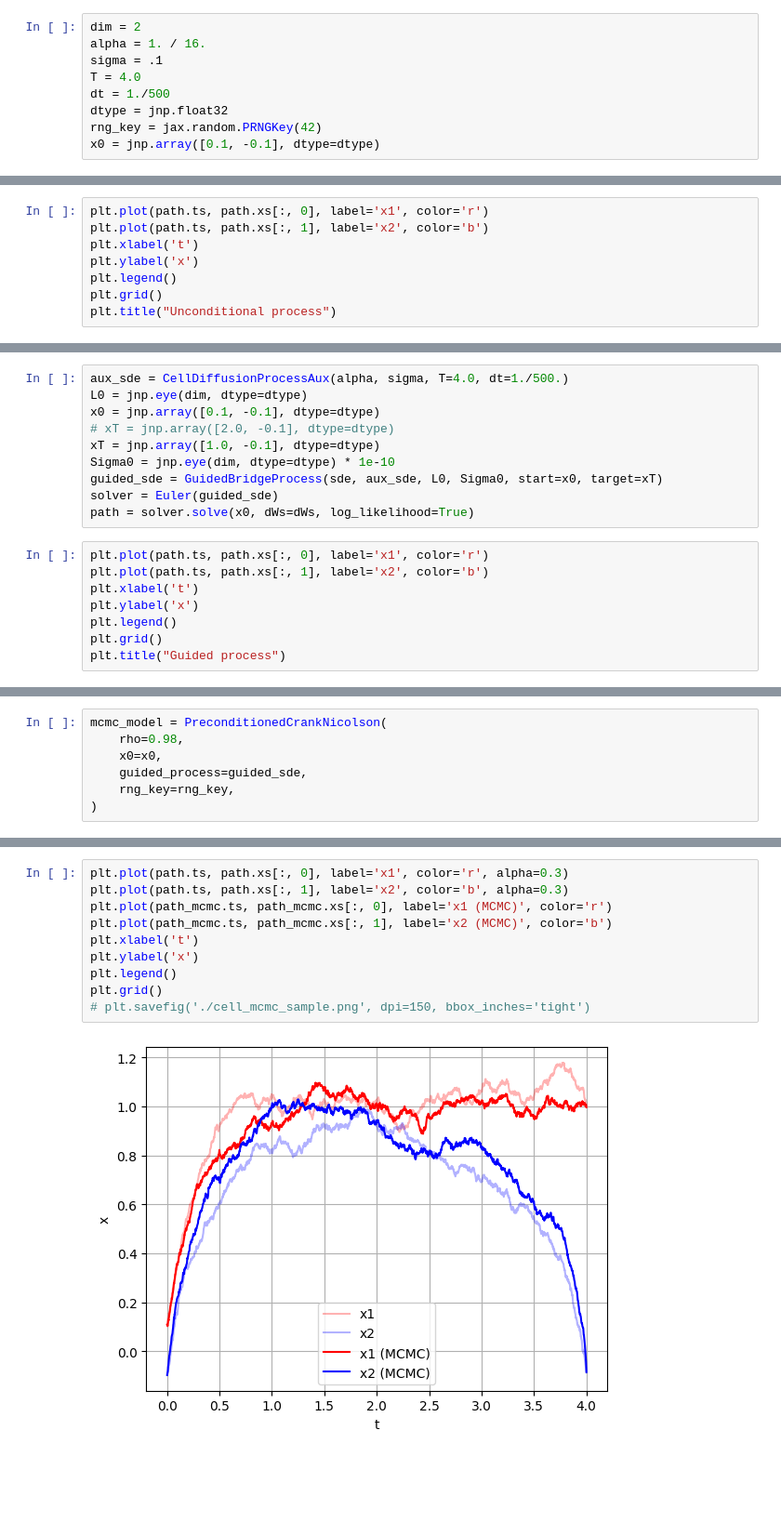
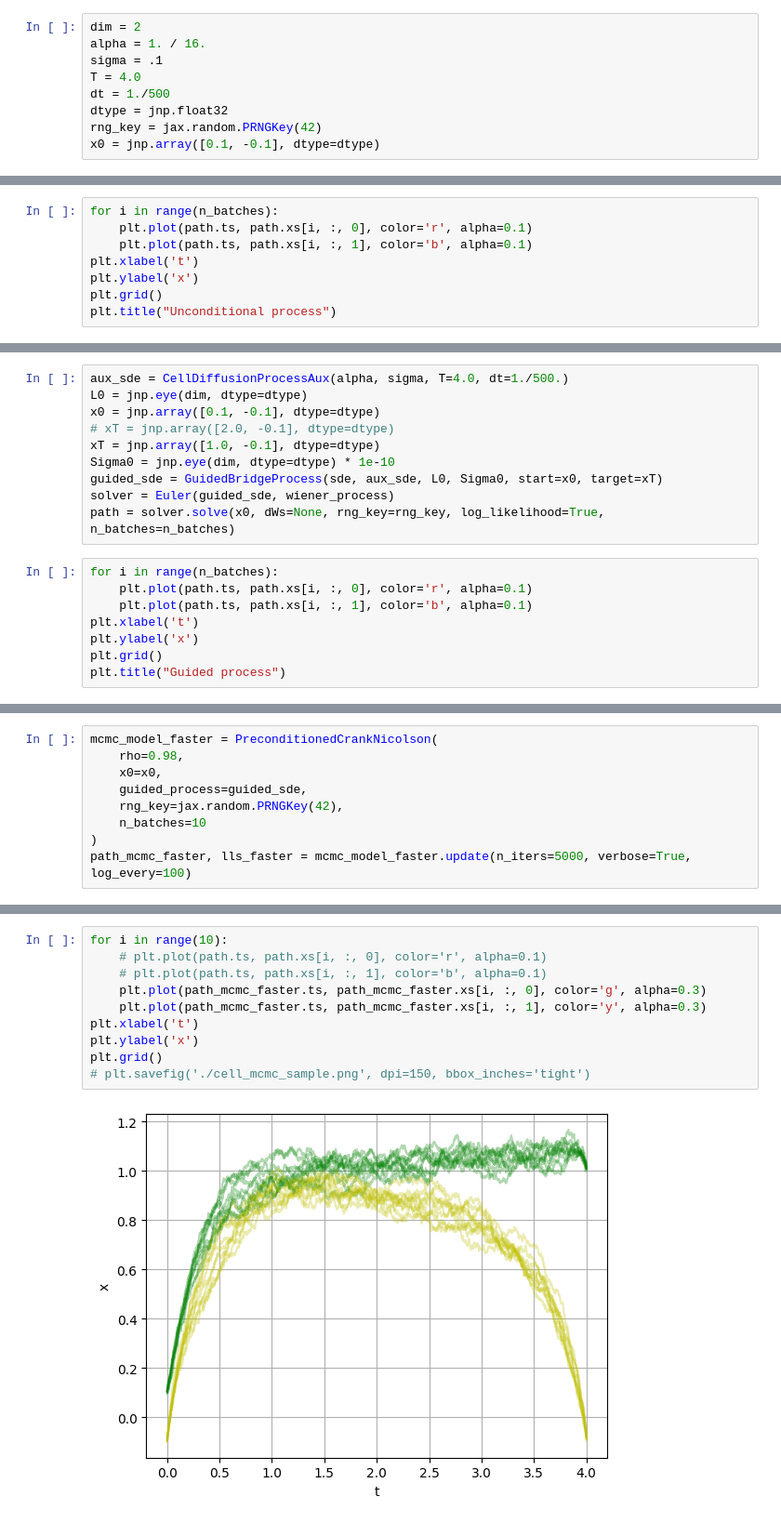
Before and after one commit to bookdiver/neuralbridge, a Jupyter notebook: examples/guided_cell_model.ipynb, the cells around one changed output, grey strips where cells are left out. Shown at 93% size. Drawn from its saved outputs; the diff is of its cells as text; blank space fills up the shorter version.

```diff
--- a/examples/guided_cell_model.ipynb
+++ b/examples/guided_cell_model.ipynb
@@ -31,9 +30,9 @@ Array(0., dtype=float32)
 # %%
-plt.plot(path.ts, path.xs[:, 0], label='x1', color='r')
-plt.plot(path.ts, path.xs[:, 1], label='x2', color='b')
+for i in range(n_batches):
+    plt.plot(path.ts, path.xs[i, :, 0], color='r', alpha=0.1)
+    plt.plot(path.ts, path.xs[i, :, 1], color='b', alpha=0.1)
 plt.xlabel('t')
 plt.ylabel('x')
-plt.legend()
 plt.grid()
 plt.title("Unconditional process")
 # %% [output]
@@ -47,14 +53,14 @@ x0 = jnp.array([0.1, -0.1], dtype=dtype)
 xT = jnp.array([1.0, -0.1], dtype=dtype)
 Sigma0 = jnp.eye(dim, dtype=dtype) * 1e-10
 guided_sde = GuidedBridgeProcess(sde, aux_sde, L0, Sigma0, start=x0, target=xT)
-solver = Euler(guided_sde)
-path = solver.solve(x0, dWs=dWs, log_likelihood=True)
+solver = Euler(guided_sde, wiener_process)
+path = solver.solve(x0, dWs=None, rng_key=rng_key, log_likelihood=True, n_batches=n_batches)
 # %%
-plt.plot(path.ts, path.xs[:, 0], label='x1', color='r')
-plt.plot(path.ts, path.xs[:, 1], label='x2', color='b')
+for i in range(n_batches):
+    plt.plot(path.ts, path.xs[i, :, 0], color='r', alpha=0.1)
+    plt.plot(path.ts, path.xs[i, :, 1], color='b', alpha=0.1)
 plt.xlabel('t')
 plt.ylabel('x')
-plt.legend()
 plt.grid()
 plt.title("Guided process")
 # %% [output]
@@ -63,7 +76,9 @@ Text(0.5, 1.0, 'Guided process')
 # %%
-mcmc_model = PreconditionedCrankNicolson(
+mcmc_model_faster = PreconditionedCrankNicolson(
     rho=0.98,
     x0=x0,
     guided_process=guided_sde,
-    rng_key=rng_key,
+    rng_key=jax.random.PRNGKey(42),
+    n_batches=10
 )
+path_mcmc_faster, lls_faster = mcmc_model_faster.update(n_iters=5000, verbose=True, log_every=100)
@@ -94,12 +111,12 @@ plt.grid()
 # %%
-plt.plot(path.ts, path.xs[:, 0], label='x1', color='r', alpha=0.3)
-plt.plot(path.ts, path.xs[:, 1], label='x2', color='b', alpha=0.3)
-plt.plot(path_mcmc.ts, path_mcmc.xs[:, 0], label='x1 (MCMC)', color='r')
-plt.plot(path_mcmc.ts, path_mcmc.xs[:, 1], label='x2 (MCMC)', color='b')
+for i in range(10):
+    # plt.plot(path.ts, path.xs[i, :, 0], color='r', alpha=0.1)
+    # plt.plot(path.ts, path.xs[i, :, 1], color='b', alpha=0.1)
+    plt.plot(path_mcmc_faster.ts, path_mcmc_faster.xs[i, :, 0], color='g', alpha=0.3)
+    plt.plot(path_mcmc_faster.ts, path_mcmc_faster.xs[i, :, 1], color='y', alpha=0.3)
 plt.xlabel('t')
 plt.ylabel('x')
-plt.legend()
 plt.grid()
 # plt.savefig('./cell_mcmc_sample.png', dpi=150, bbox_inches='tight')
 # %% [output]
-[figure, old version]
+[figure, new version]
```
Also changed, not shown: parts of 10 cells of this notebook, 6 other files.
